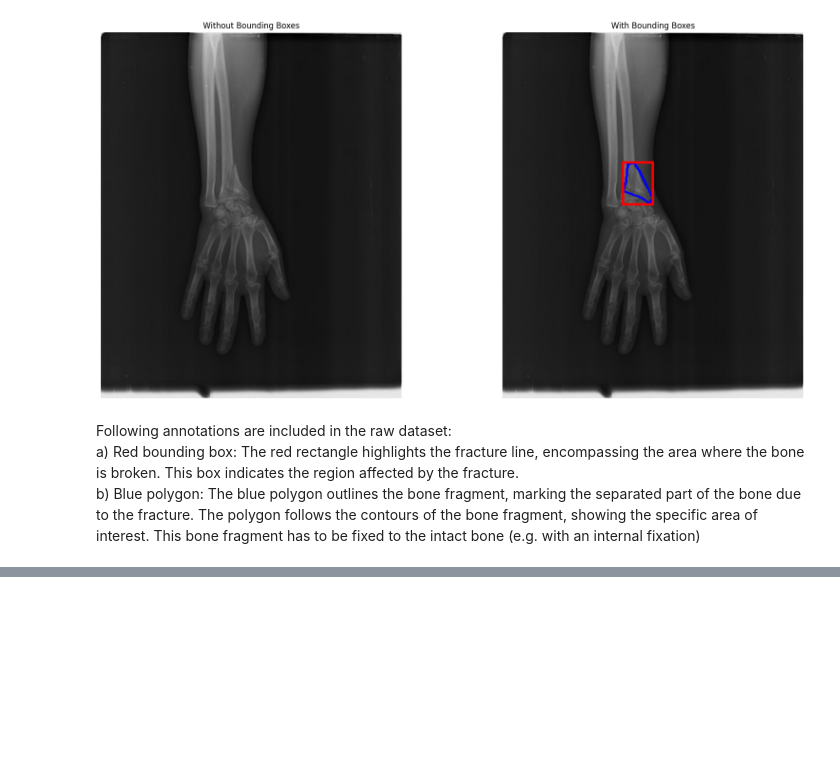
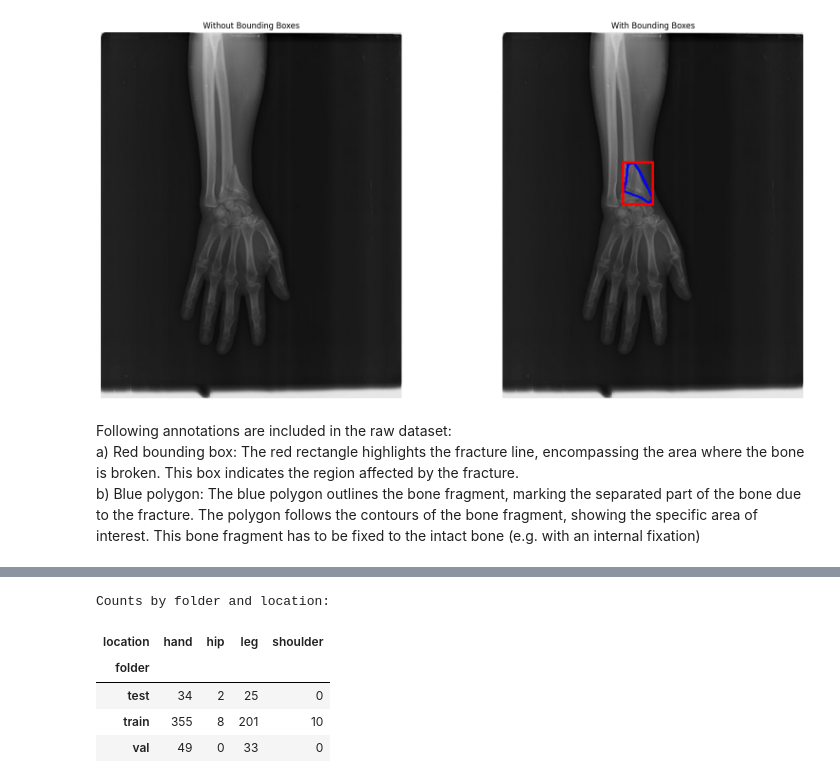
Before and after one commit to hueglijoshua/CVI03.HS24-Computer-Vision, a Jupyter notebook: 02_raw_data_analysis.ipynb, the cells around one changed output, grey strips where cells are left out. Cells and saved outputs as stored; diff of their text form; code cells hidden in the pictures; blank space fills up the shorter version.

```diff
--- a/02_raw_data_analysis.ipynb
+++ b/02_raw_data_analysis.ipynb
@@ -154,0 +254,17 @@ The polygon follows the contours of the bone fragment, showing the specific area
+# %%
+location_counts = (
+    df_annotations
+    .groupby(["folder", "location"])["img_name"]
+    .count()
+    .unstack(fill_value=0)
+)
+
+print("Counts by folder and location:")
+location_counts
+# %% [output]
+Counts by folder and location:
+| location | hand | hip | leg | shoulder |
+| folder |  |  |  |  |
+| test | 34 | 2 | 25 | 0 |
+| train | 355 | 8 | 201 | 10 |
+| val | 49 | 0 | 33 | 0 |
```
Also changed, not shown: parts of 6 cells of this notebook.
